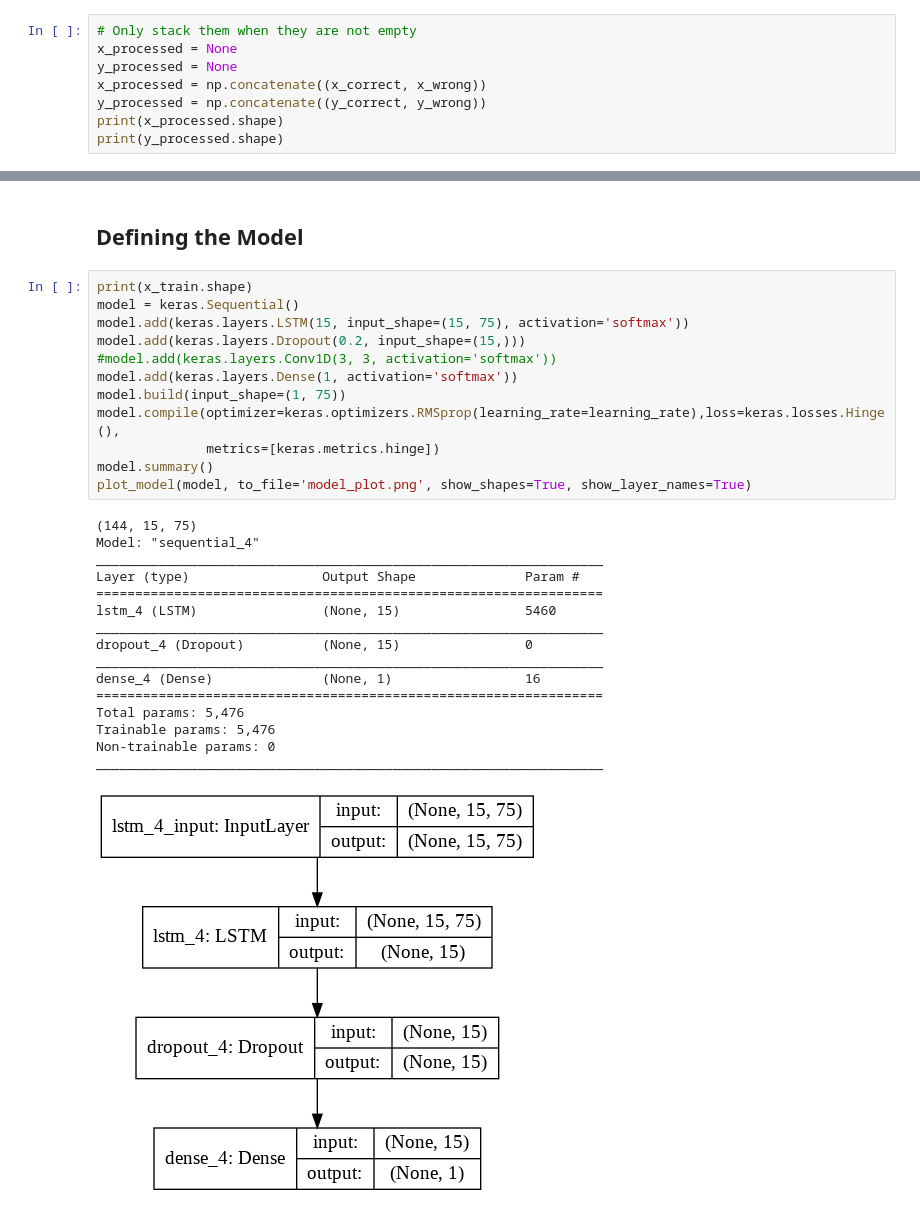
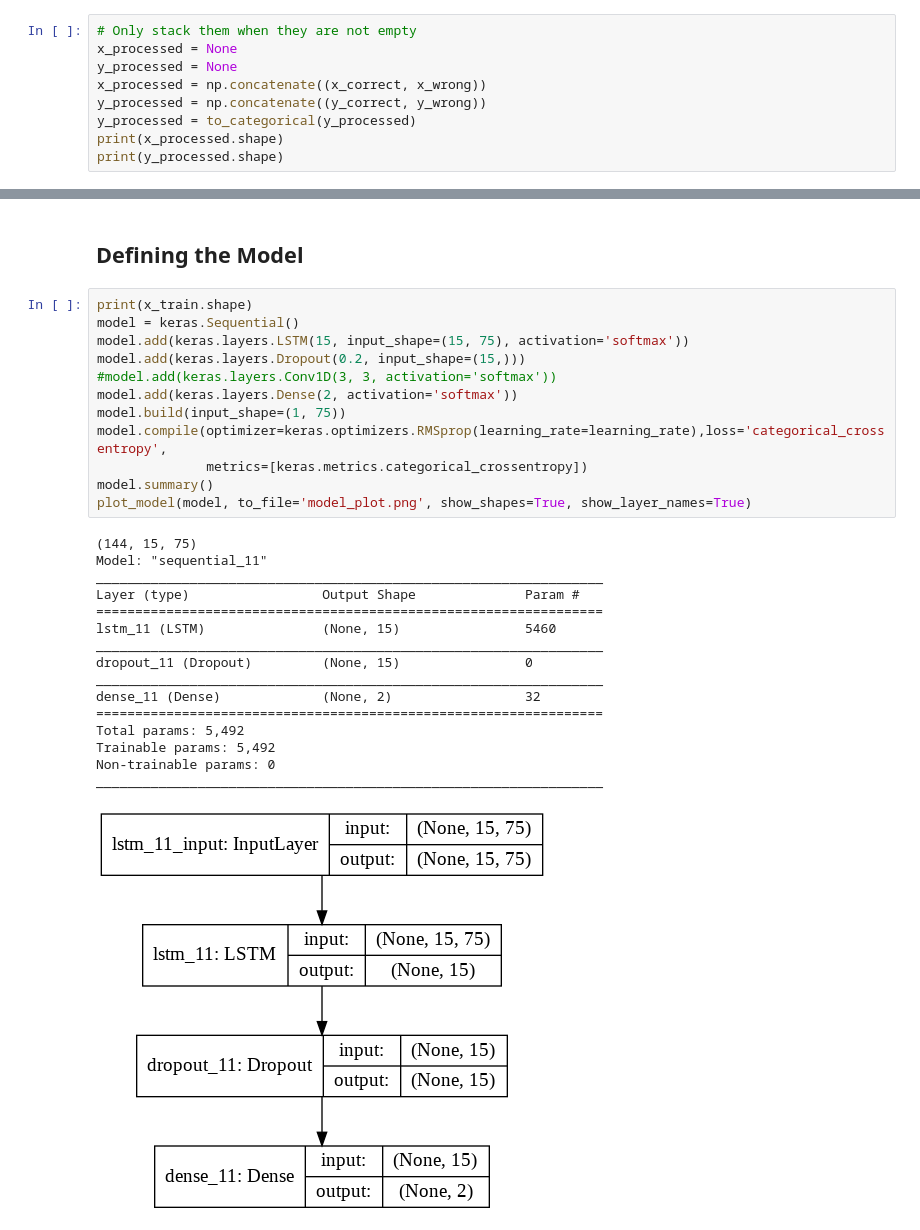
Before and after one commit to Gabor132/QuarantineSportsClassifier, a Jupyter notebook: src/QuarantineSports.ipynb, the cells around one changed output, grey strips where cells are left out. Cells and saved outputs as stored; diff of their text form.

Commit message:
Moved Loss calculation and metrics to Categorical Crossentropy

```diff
--- a/src/QuarantineSports.ipynb
+++ b/src/QuarantineSports.ipynb
@@ -162,6 +161,7 @@ x_processed = None
 y_processed = None
 x_processed = np.concatenate((x_correct, x_wrong))
 y_processed = np.concatenate((y_correct, y_wrong))
+y_processed = to_categorical(y_processed)
 print(x_processed.shape)
 print(y_processed.shape)
 # %% [output]
@@ -179,30 +179,30 @@ Number of training Frame Sets 144 and number of testing Frame sets 37
 # %%
 print(x_train.shape)
 model = keras.Sequential()
 model.add(keras.layers.LSTM(15, input_shape=(15, 75), activation='softmax'))
 model.add(keras.layers.Dropout(0.2, input_shape=(15,)))
 #model.add(keras.layers.Conv1D(3, 3, activation='softmax'))
-model.add(keras.layers.Dense(1, activation='softmax'))
+model.add(keras.layers.Dense(2, activation='softmax'))
 model.build(input_shape=(1, 75))
-model.compile(optimizer=keras.optimizers.RMSprop(learning_rate=learning_rate),loss=keras.losses.Hinge(),
-              metrics=[keras.metrics.hinge])
+model.compile(optimizer=keras.optimizers.RMSprop(learning_rate=learning_rate),loss='categorical_crossentropy',
+              metrics=[keras.metrics.categorical_crossentropy])
 model.summary()
 plot_model(model, to_file='model_plot.png', show_shapes=True, show_layer_names=True)
 # %% [output]
 (144, 15, 75)
-Model: "sequential_4"
+Model: "sequential_11"
 _________________________________________________________________
 Layer (type)                 Output Shape              Param #
 =================================================================
-lstm_4 (LSTM)                (None, 15)                5460
+lstm_11 (LSTM)               (None, 15)                5460
 _________________________________________________________________
-dropout_4 (Dropout)          (None, 15)                0
+dropout_11 (Dropout)         (None, 15)                0
 _________________________________________________________________
-dense_4 (Dense)              (None, 1)                 16
+dense_11 (Dense)             (None, 2)                 32
 =================================================================
-Total params: 5,476
-Trainable params: 5,476
+Total params: 5,492
+Trainable params: 5,492
 Non-trainable params: 0
 _________________________________________________________________
-[figure, old version]
+[figure, new version]
 # %%
```
Also changed, not shown: parts of 4 cells of this notebook.
